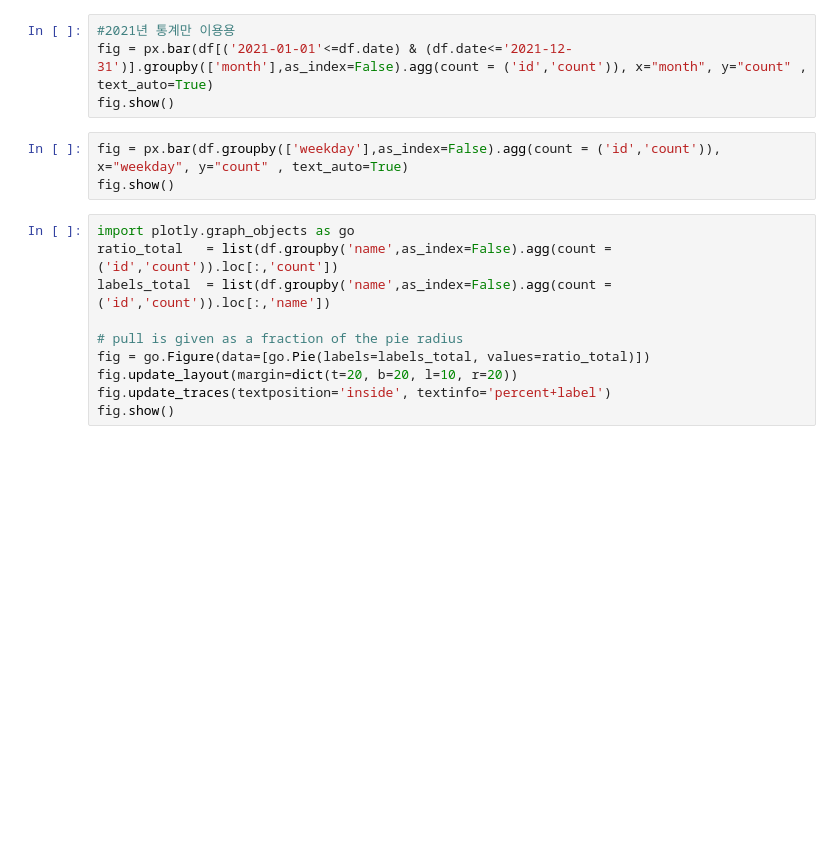
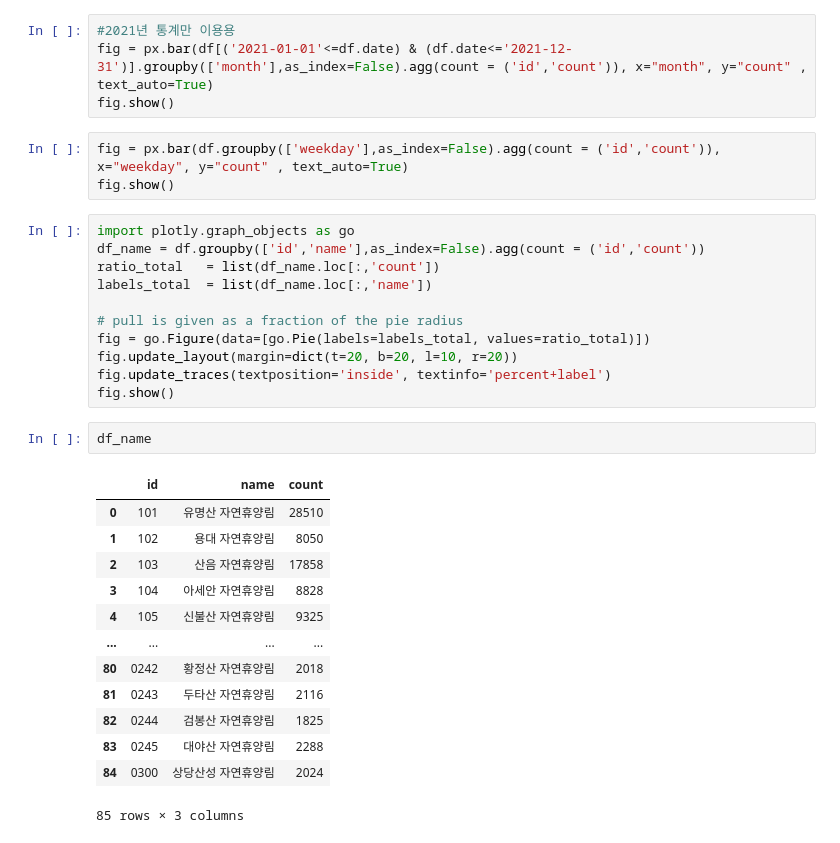
Before and after one commit to tiamoirony/Done, a Jupyter notebook: 전국 휴양림 예약 데이터.ipynb, the cells around one changed output. Drawn from its saved outputs; the diff is of its cells as text; blank space fills up the shorter version.

```diff
--- a/전국 휴양림 예약 데이터.ipynb
+++ b/전국 휴양림 예약 데이터.ipynb
@@ -67,11 +96,28 @@ fig = px.bar(df.groupby(['weekday'],as_index=False).agg(count = ('id','count')),
 fig.show()
 # %%
 import plotly.graph_objects as go
-ratio_total   = list(df.groupby('name',as_index=False).agg(count = ('id','count')).loc[:,'count'])
-labels_total  = list(df.groupby('name',as_index=False).agg(count = ('id','count')).loc[:,'name'])
+df_name = df.groupby(['id','name'],as_index=False).agg(count = ('id','count'))
+ratio_total   = list(df_name.loc[:,'count'])
+labels_total  = list(df_name.loc[:,'name'])
 
 # pull is given as a fraction of the pie radius
 fig = go.Figure(data=[go.Pie(labels=labels_total, values=ratio_total)])
 fig.update_layout(margin=dict(t=20, b=20, l=10, r=20))
 fig.update_traces(textposition='inside', textinfo='percent+label')
 fig.show()
+# %%
+df_name
+# %% [output]
+|  | id | name | count |
+| 0 | 101 | 유명산 자연휴양림 | 28510 |
+| 1 | 102 | 용대 자연휴양림 | 8050 |
+| 2 | 103 | 산음 자연휴양림 | 17858 |
+| 3 | 104 | 아세안 자연휴양림 | 8828 |
+| 4 | 105 | 신불산 자연휴양림 | 9325 |
+| ... | ... | ... | ... |
+| 80 | 0242 | 황정산 자연휴양림 | 2018 |
+| 81 | 0243 | 두타산 자연휴양림 | 2116 |
+| 82 | 0244 | 검봉산 자연휴양림 | 1825 |
+| 83 | 0245 | 대야산 자연휴양림 | 2288 |
+| 84 | 0300 | 상당산성 자연휴양림 | 2024 |
+85 rows × 3 columns
```
Also changed, not shown: parts of 12 cells of this notebook.
